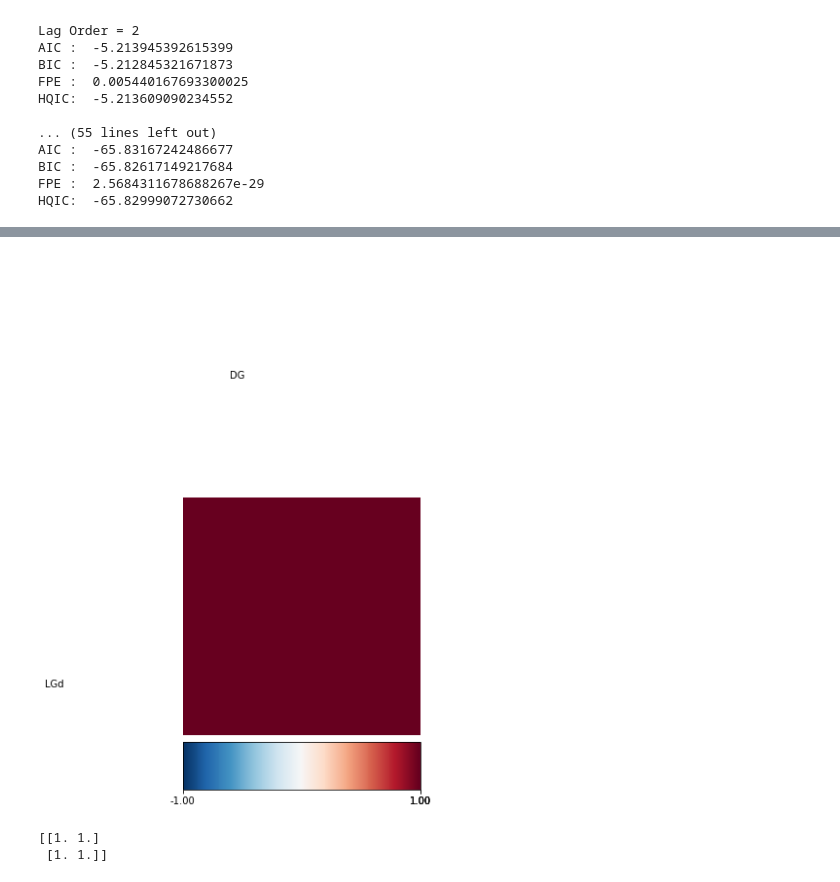
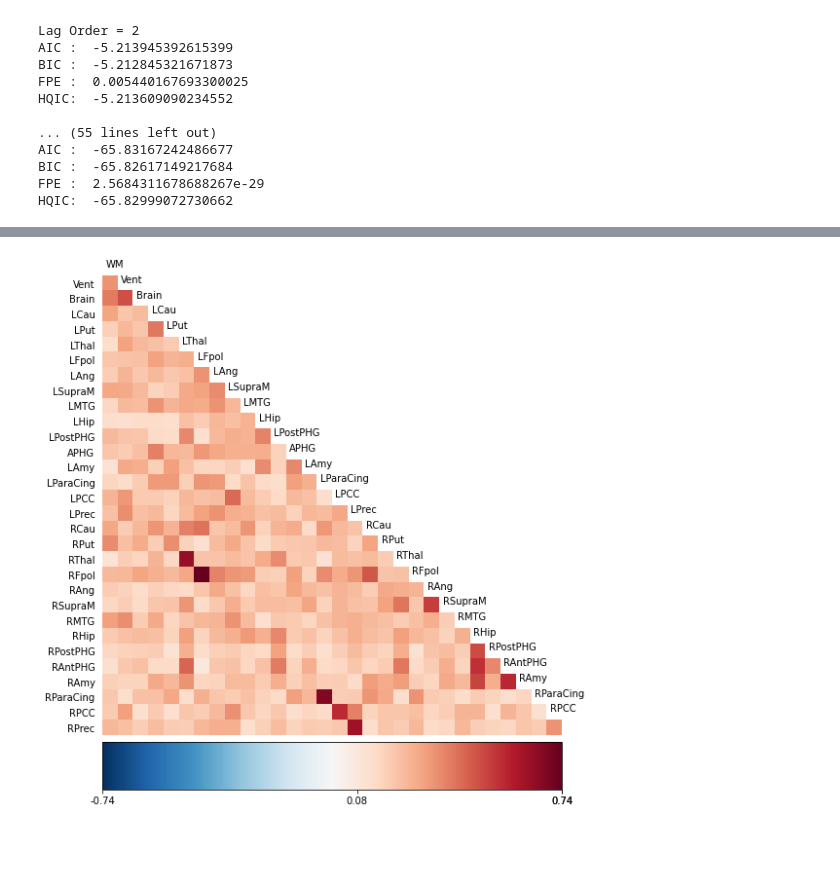
Before and after one commit to kayteeflick/nma_cn_flow_state, a Jupyter notebook: template.ipynb, the cells around one changed output, grey strips where cells are left out. Drawn from its saved outputs; the diff is of its cells as text; code cells hidden in the pictures; blank space fills up the shorter version.

```diff
--- a/template.ipynb
+++ b/template.ipynb
@@ -783,3 +754,8 @@ f_lb = 5
+# %%
+#original
+TR = 1.89
+f_ub = 0.15
+f_lb = 0.02
 # %%
 data_path = os.path.join(nitime.__path__[0], 'data')
 
@@ -857,12 +815,7 @@ freq_idx_C = np.where((C1.frequencies > f_lb) * (C1.frequencies < f_ub))[0]
 # %%
 coh = np.mean(C1.coherence[:, :, freq_idx_C], -1)  # Averaging on the last dimension
 g1 = np.mean(G.causality_xy[:, :, freq_idx_G], -1)
 labels = session11['brain_area_lfp']
-fig01 = drawmatrix_channels(coh, labels, size=[10., 10.], color_anchor=0)
+fig01 = drawmatrix_channels(coh, roi_names, size=[10., 10.], color_anchor=0)
 # %% [output]
-[figure, old version]
+[figure, new version]
-# %%
-print(coh)
-# %% [output]
-[[1. 1.]
- [1. 1.]]
```
Also changed, not shown: parts of 22 cells of this notebook.
